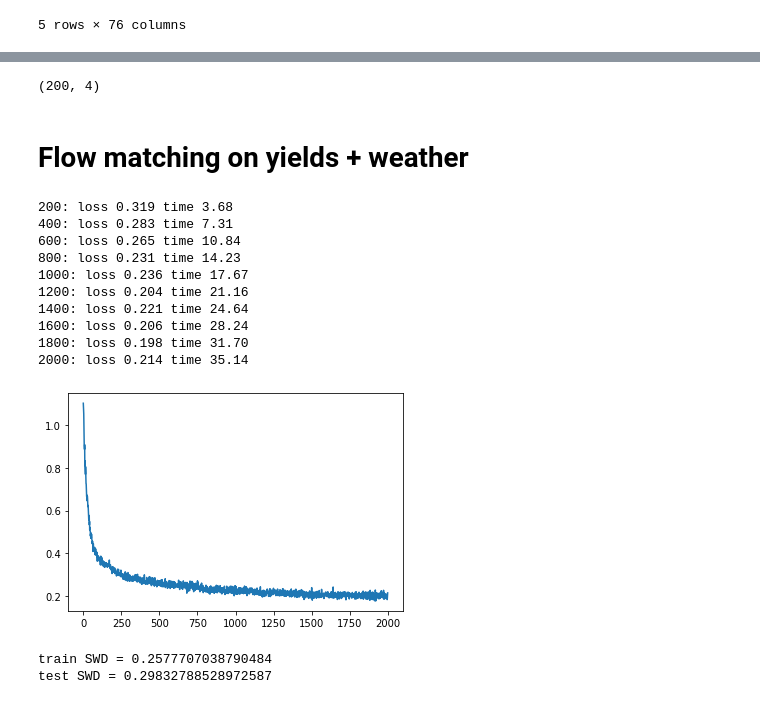
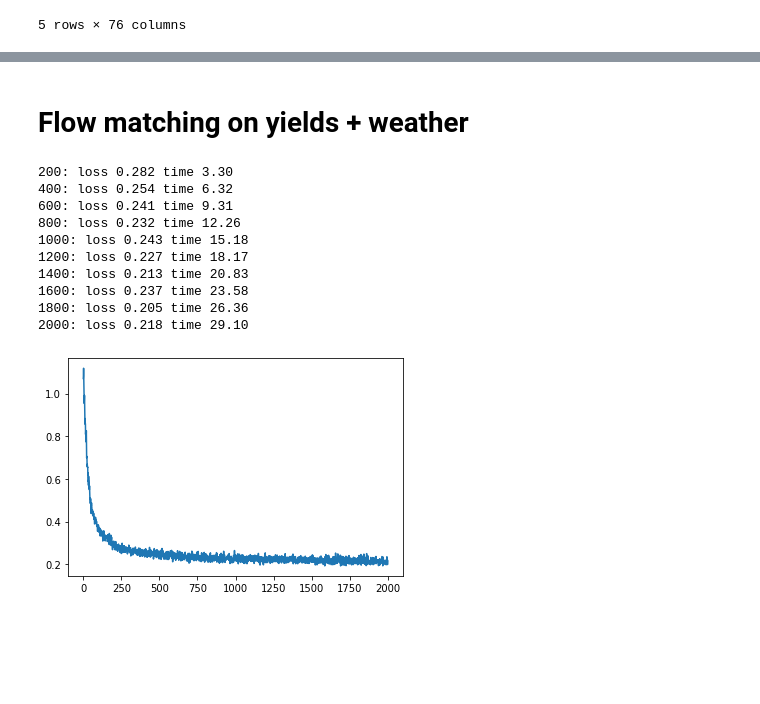
Before and after one commit to elkhomar/Genhack3, a Jupyter notebook: FlowMatching.ipynb, the cells around one changed output, grey strips where cells are left out. Saved outputs shown, nothing was run; the diff lists cells and outputs as text; code cells hidden in the pictures; blank space fills up the shorter version.

```diff
--- a/FlowMatching.ipynb
+++ b/FlowMatching.ipynb
@@ -265,18 +178,3 @@ plt.plot(losses)
-# %%
-nb_samples = X_test.shape[0]
-
-with torch.no_grad():
-        node = NeuralODE(torch_wrapper(model), solver="dopri5", sensitivity="adjoint", atol=1e-4, rtol=1e-4)
-        x0 = torch.rand([nb_samples,dim], dtype=torch.float32)
-        traj = node.trajectory(
-                x0,
-                t_span=torch.linspace(0, 1, 100),
-                )
-        samples = pd.DataFrame(scaler.inverse_transform(traj[-1].cpu().numpy()))
-
-print(samples.shape)
-# %% [output]
-(200, 4)
 # %% [markdown]
 # Flow matching on yields + weather
 # %%
@@ -289,58 +187,42 @@ X_all = pd.DataFrame(scaler.fit_transform(X_all))
 sigma = 0.1
 dim = X_all.shape[1]
 batch_size = 256
-model = MLP(dim=dim, time_varying=True, w=50)
+model = MLP(dim=dim, time_varying=True, w=44)
 optimizer = torch.optim.Adam(model.parameters())
 FM = ExactOptimalTransportConditionalFlowMatcher(sigma=sigma)
 
 losses = []
 start = time.time()
 for k in range(2000):
     optimizer.zero_grad()
 
     x0 = torch.rand([batch_size,dim], dtype=torch.float32)
     x1 = torch.tensor(X_all.sample(n=batch_size, random_state=np.random.seed(seed)).values, dtype=torch.float32)
 
     t, xt, ut = FM.sample_location_and_conditional_flow(x0, x1)
 
     vt = model(torch.cat([xt, t[:, None]], dim=-1))
     loss = torch.mean((vt - ut) ** 2)
     losses.append(loss.item())
 
     loss.backward()
     optimizer.step()
 
     if (k + 1) % 200 == 0:
         end = time.time()
         print(f"{k+1}: loss {loss.item():0.3f} time {(end - start):0.2f}")
 
 plt.plot(losses)
 plt.show()
-
-nb_samples = 1000
-
-with torch.no_grad():
-    node = NeuralODE(torch_wrapper(model), solver="dopri5", sensitivity="adjoint", atol=1e-4, rtol=1e-4)
-    x0 = torch.rand([nb_samples,dim], dtype=torch.float32)
-    traj = node.trajectory(
-            x0,
-            t_span=torch.linspace(0, 1, 100),
-            )
-    samples2 = scaler.inverse_transform(traj[-1].cpu().numpy())[:,:4]
-
-print("train SWD = {}".format(sliced_wasserstein_distance(X_train.values, samples2, n_projections=1000)))
-print("test SWD = {}".format(sliced_wasserstein_distance(X_test.values, samples2, n_projections=1000)))
 # %% [output]
-200: loss 0.319 time 3.68
-400: loss 0.283 time 7.31
-600: loss 0.265 time 10.84
-800: loss 0.231 time 14.23
-1000: loss 0.236 time 17.67
-1200: loss 0.204 time 21.16
-1400: loss 0.221 time 24.64
-1600: loss 0.206 time 28.24
-1800: loss 0.198 time 31.70
-2000: loss 0.214 time 35.14
+200: loss 0.282 time 3.30
+400: loss 0.254 time 6.32
+600: loss 0.241 time 9.31
+800: loss 0.232 time 12.26
+1000: loss 0.243 time 15.18
+1200: loss 0.227 time 18.17
+1400: loss 0.213 time 20.83
+1600: loss 0.237 time 23.58
+1800: loss 0.205 time 26.36
+2000: loss 0.218 time 29.10
-[figure, old version]
+[figure, new version]
-train SWD = 0.2577707038790484
-test SWD = 0.29832788528972587
```
Also changed, not shown: parts of 17 cells of this notebook.
